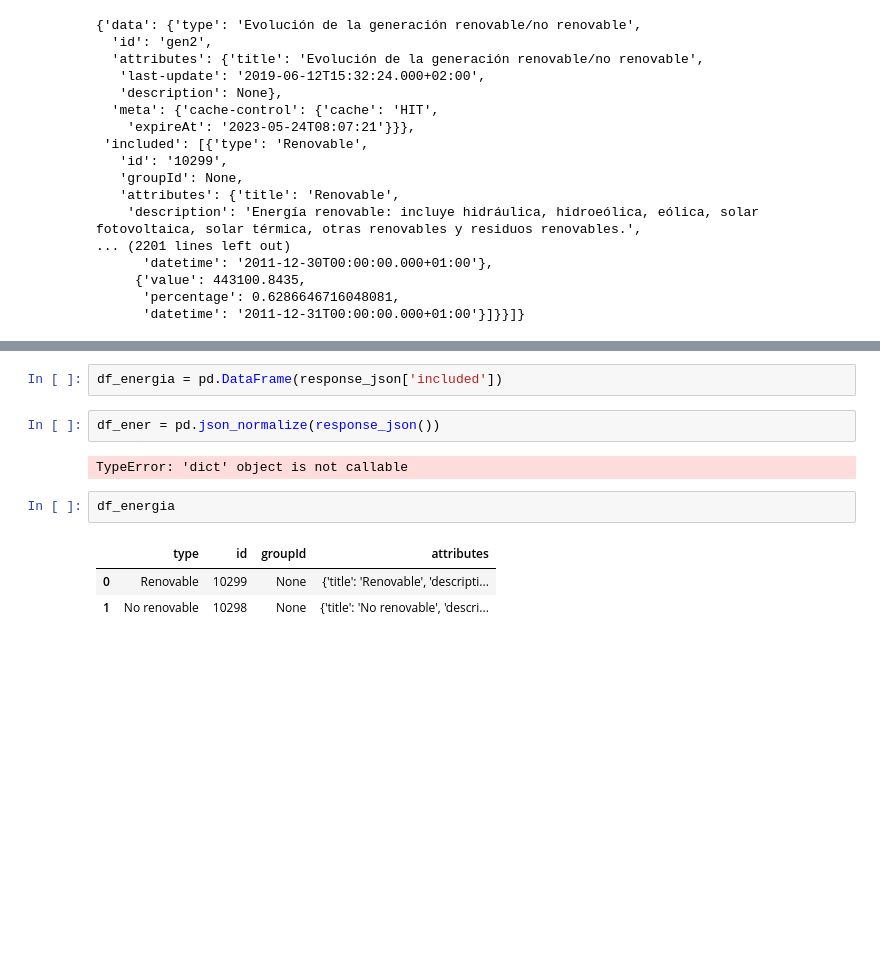
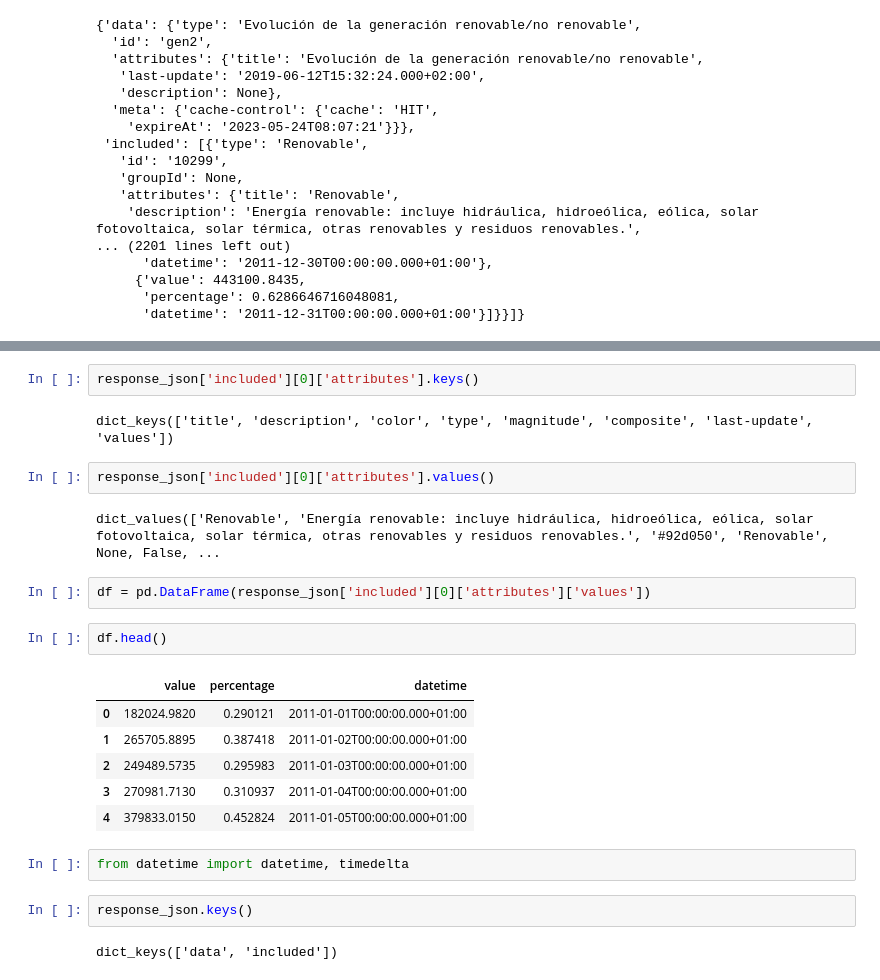
Before and after one commit to Adalab/promo_d_da_modulo2_sprint2_Anna-Estibaliz, a Jupyter notebook: pair_programming_ETL1.ipynb, the cells around one changed output, grey strips where cells are left out. Drawn from its saved outputs; the diff is of its cells as text; blank space fills up the shorter version.

```diff
--- a/pair_programming_ETL1.ipynb
+++ b/pair_programming_ETL1.ipynb
@@ -75,12 +101,25 @@ response_json['included']
+# %%
+response_json['included'][0]['attributes'].keys()
+# %% [output]
+dict_keys(['title', 'description', 'color', 'type', 'magnitude', 'composite', 'last-update', 'values'])
+# %%
+response_json['included'][0]['attributes'].values()
+# %% [output]
+dict_values(['Renovable', 'Energía renovable: incluye hidráulica, hidroeólica, eólica, solar fotovoltaica, solar térmica, otras renovables y residuos renovables.', '#92d050', 'Renovable', None, False, ...
 # %%
-df_energia = pd.DataFrame(response_json['included'])
+df = pd.DataFrame(response_json['included'][0]['attributes']['values'])
-# %%
-df_ener = pd.json_normalize(response_json())
-# %% [output]
-TypeError: 'dict' object is not callable
-# %%
-df_energia
-# %% [output]
-|  | type | id | groupId | attributes |
-| 0 | Renovable | 10299 | None | {'title': 'Renovable', 'descripti... |
-| 1 | No renovable | 10298 | None | {'title': 'No renovable', 'descri... |
+# %%
+df.head()
+# %% [output]
+|  | value | percentage | datetime |
+| 0 | 182024.9820 | 0.290121 | 2011-01-01T00:00:00.000+01:00 |
+| 1 | 265705.8895 | 0.387418 | 2011-01-02T00:00:00.000+01:00 |
+| 2 | 249489.5735 | 0.295983 | 2011-01-03T00:00:00.000+01:00 |
+| 3 | 270981.7130 | 0.310937 | 2011-01-04T00:00:00.000+01:00 |
+| 4 | 379833.0150 | 0.452824 | 2011-01-05T00:00:00.000+01:00 |
+# %%
+from datetime import datetime, timedelta
+# %%
+response_json.keys()
+# %% [output]
+dict_keys(['data', 'included'])
```
Also changed, not shown: parts of 5 cells of this notebook, 3 other files.
